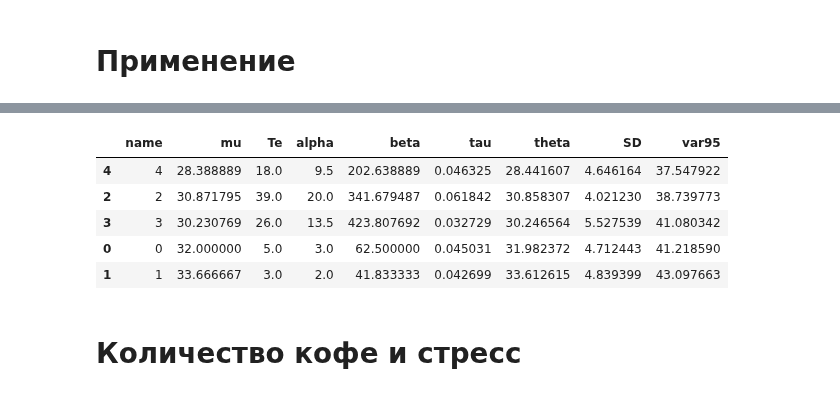
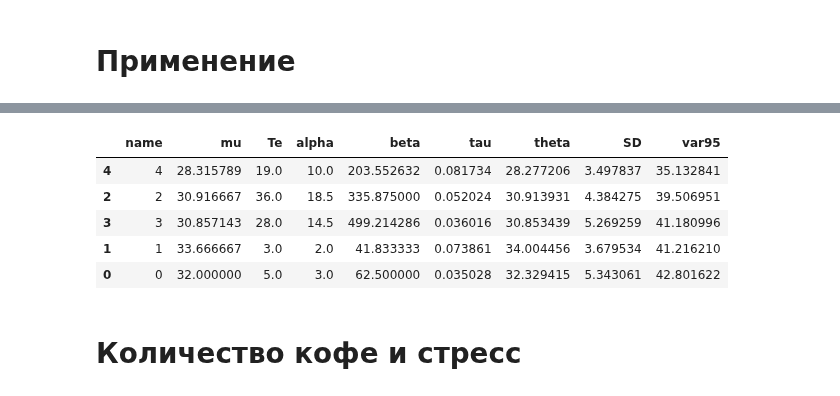
Before and after one commit to ksetdekov/trip_choice_optimizer, a Jupyter notebook: coffee-amount-optimization.ipynb, the cells around one changed output, grey strips where cells are left out. Saved outputs shown, nothing was run; the diff lists cells and outputs as text; code cells hidden in the pictures.

```diff
--- a/coffee-amount-optimization.ipynb
+++ b/coffee-amount-optimization.ipynb
@@ -243,7 +243,10 @@ events = {
     datetime(2025, 2, 24): (4, 27),
     datetime(2025, 2, 25): (4, 25),
     datetime(2025, 2, 26): (4, 26),
-    datetime(2025, 2, 27): (2, 25)
+    datetime(2025, 2, 27): (2, 25),
+    datetime(2025, 2, 28): (4, 27),
+    datetime(2025, 3, 1): (3, 37),
+    datetime(2025, 3, 2): (3, 41)
 
 
 }
@@ -258,9 +261,9 @@ cups.process_events(events, days=91)
 |  | name | mu | Te | alpha | beta | tau | theta | SD | var95 |
-| 4 | 4 | 28.388889 | 18.0 | 9.5 | 202.638889 | 0.046325 | 28.441607 | 4.646164 | 37.547922 |
-| 2 | 2 | 30.871795 | 39.0 | 20.0 | 341.679487 | 0.061842 | 30.858307 | 4.021230 | 38.739773 |
-| 3 | 3 | 30.230769 | 26.0 | 13.5 | 423.807692 | 0.032729 | 30.246564 | 5.527539 | 41.080342 |
-| 0 | 0 | 32.000000 | 5.0 | 3.0 | 62.500000 | 0.045031 | 31.982372 | 4.712443 | 41.218590 |
-| 1 | 1 | 33.666667 | 3.0 | 2.0 | 41.833333 | 0.042699 | 33.612615 | 4.839399 | 43.097663 |
+| 4 | 4 | 28.315789 | 19.0 | 10.0 | 203.552632 | 0.081734 | 28.277206 | 3.497837 | 35.132841 |
+| 2 | 2 | 30.916667 | 36.0 | 18.5 | 335.875000 | 0.052024 | 30.913931 | 4.384275 | 39.506951 |
+| 3 | 3 | 30.857143 | 28.0 | 14.5 | 499.214286 | 0.036016 | 30.853439 | 5.269259 | 41.180996 |
+| 1 | 1 | 33.666667 | 3.0 | 2.0 | 41.833333 | 0.073861 | 34.004456 | 3.679534 | 41.216210 |
+| 0 | 0 | 32.000000 | 5.0 | 3.0 | 62.500000 | 0.035028 | 32.329415 | 5.343061 | 42.801622 |
 # %% [markdown]
 # Количество кофе и стресс
 # %%
```
Also changed, not shown: parts of 6 cells of this notebook.
